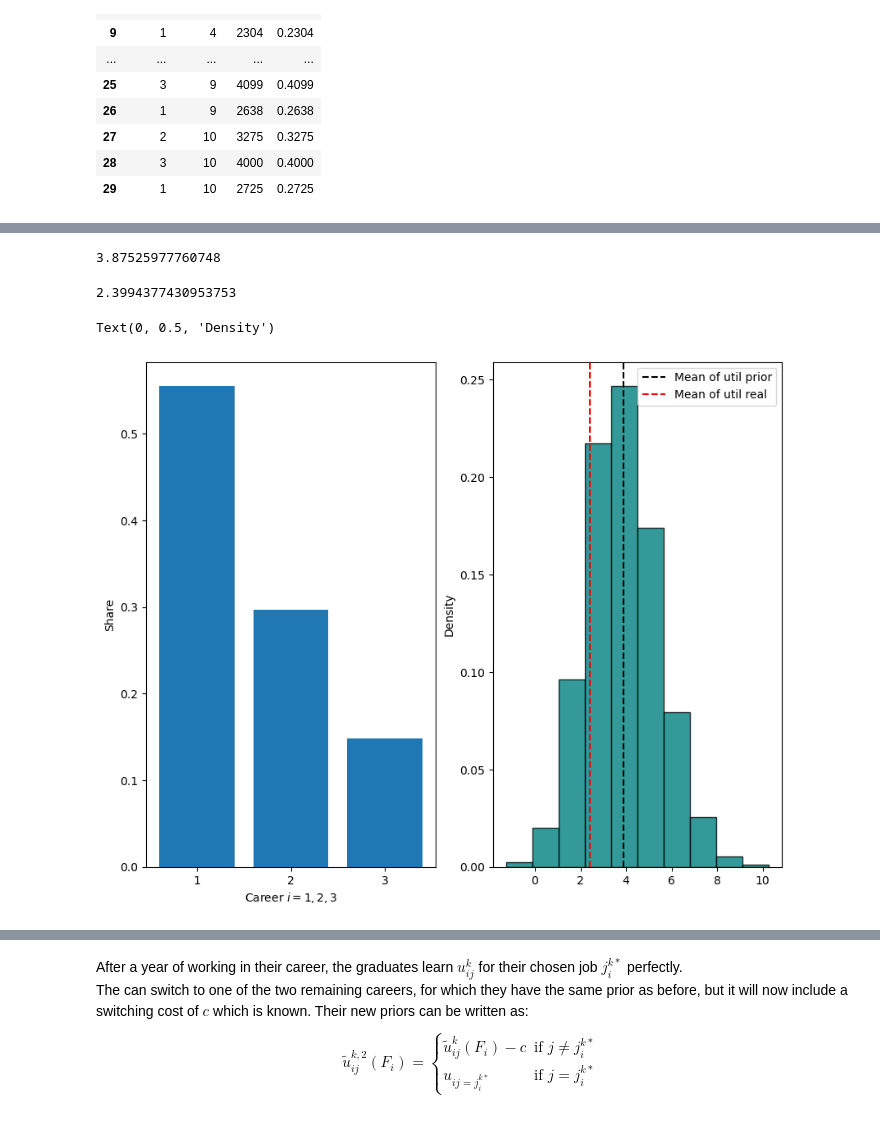
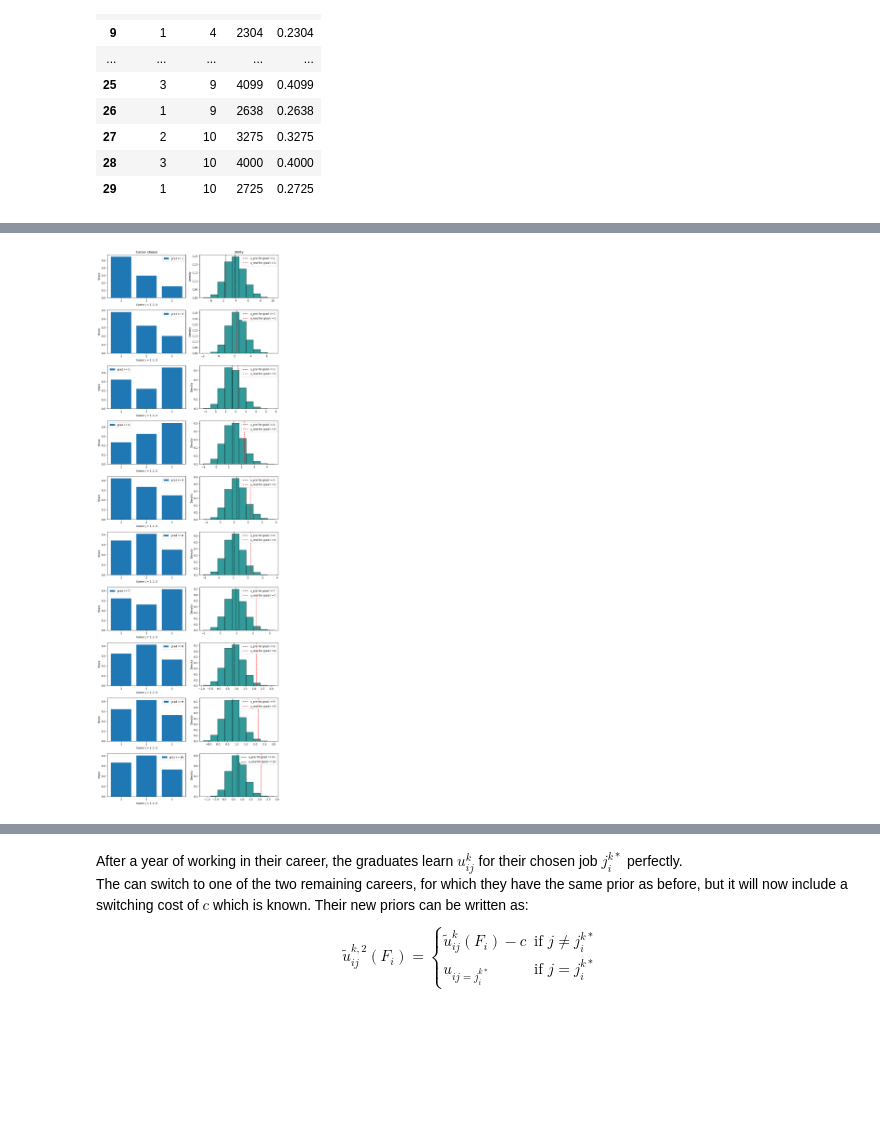
Before and after one commit to NumEconCopenhagen/projects-2024-jbh, a Jupyter notebook: examproject/exam_2024.ipynb, the cells around one changed output, grey strips where cells are left out. Cells and saved outputs as stored; diff of their text form; code cells hidden in the pictures; blank space fills up the shorter version.

Commit message:
fin w/ util algo

```diff
--- a/examproject/exam_2024.ipynb
+++ b/examproject/exam_2024.ipynb
@@ -476,26 +438,26 @@ temp2
-# %%
-util_prior_mean = temp2[temp2['grad_i']==1]['util_prior'][0]
-util_prior_mean
-# %% [output]
-3.87525977760748
-# %%
-util_real_mean = temp2[temp2['grad_i']==1]['util_real'][0]
-util_real_mean
-# %% [output]
-2.3994377430953753
-# %%
-util_pre = tab4_long[tab4_long['grad_i']==1]['util_prior']
 # %%
-fig, ax = plt.subplots(1, 2, figsize=(10,8))
-ax[0].bar([1, 2, 3], temp)
-ax[1].hist(util_pre, density=True, bins=10, edgecolor='k', alpha=0.8, color='teal')
-ax[1].axvline(util_prior_mean, color='k', linestyle='--', label='Mean of util prior')
-ax[1].axvline(util_real_mean, color='r', linestyle='--', label='Mean of util real')
-ax[1].legend()
-ax[0].set_xlabel(r'Career $i=1, 2, 3$')
-ax[0].set_xticks([1, 2, 3])
-ax[0].set_ylabel('Share')
-ax[1].set_ylabel('Density')
+fig, ax = plt.subplots(N, 2, figsize=(10,30), tight_layout=True, sharey=True)
+
+res_groupby_grad = tab4_long.groupby('grad_i').mean().reset_index()
+
+for i in range(N):
+
+    util_prior_mean = res_groupby_grad[res_groupby_grad['grad_i']==i+1]['util_prior'][i]
+    util_real_mean = res_groupby_grad[res_groupby_grad['grad_i']==i+1]['util_real'][i]
+    career_J = careers_by_grad[careers_by_grad['grad_i']==i+1]['share']
+    util_pre = tab4_long[tab4_long['grad_i']==i+1]['util_prior']
+
+    ax[0, 0].set_title('Career choice')
+    ax[0, 1].set_title('Utility')
+    ax[i, 0].bar([1, 2, 3], career_J, label=f'grad $i={i+1}$')
+    ax[i, 1].hist(util_pre, density=True, bins=10, edgecolor='k', alpha=0.8, color='teal')
+    ax[i, 1].axvline(util_prior_mean, color='k', linestyle='--', label=f'u_pre for grad $i={i+1}$')
+    ax[i, 1].axvline(util_real_mean, color='r', linestyle='--', label=f'u_real for grad $i={i+1}$')
+    ax[i, 1].legend(fontsize=10)
+    ax[i, 0].legend(fontsize=10)
+    ax[i, 0].set_xlabel(r'Career $J=1, 2, 3$')
+    ax[i, 0].set_xticks([1, 2, 3])
+    ax[i, 0].set_ylabel('Share')
+    ax[i, 1].set_ylabel('Density')
 # %% [output]
-Text(0, 0.5, 'Density')
-[figure, old version]
+[figure, new version]
```
Also changed, not shown: parts of 10 cells of this notebook.
